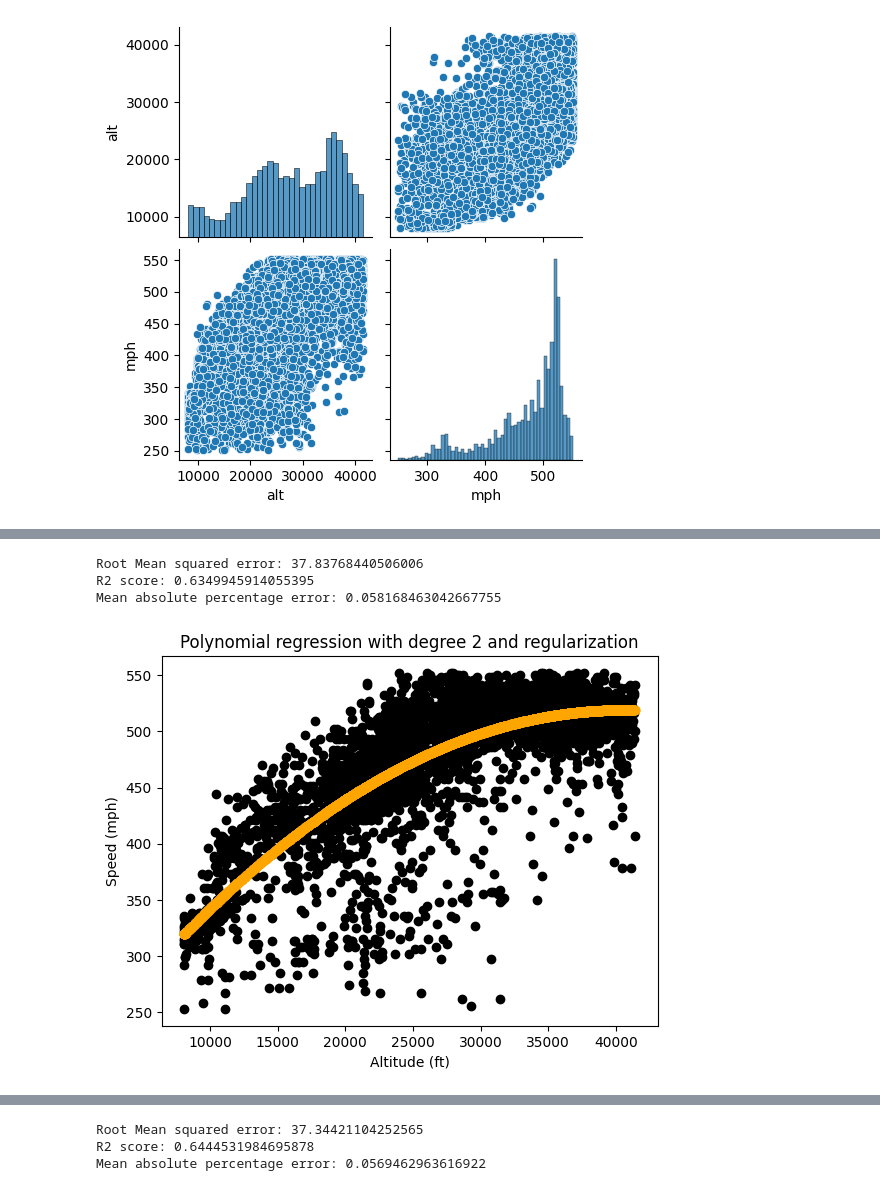
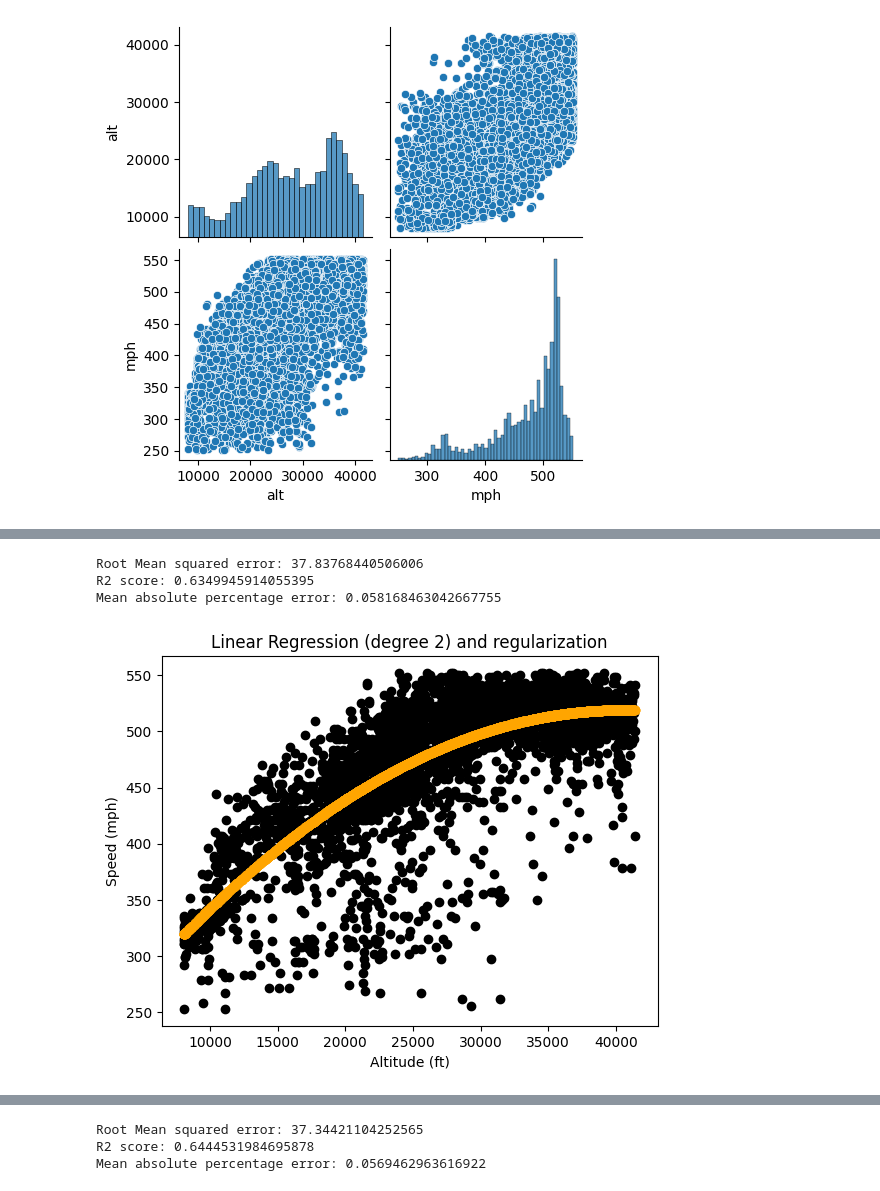
Before and after one commit to jnshort/FlightDataML, a Jupyter notebook: Results.ipynb, the cells around one changed output, grey strips where cells are left out. Drawn from its saved outputs; the diff is of its cells as text; code cells hidden in the pictures.

```diff
--- a/Results.ipynb
+++ b/Results.ipynb
@@ -203,34 +204,34 @@ Predicted speed at 20175 ft: [[437.14157176]]
 # %%
 # Polynomial regression with degree 2 and R1 regularization
 poly = PolynomialFeatures(degree=2)
 X_train_poly = poly.fit_transform(X_train_scaled)
 X_test_poly = poly.transform(X_test_scaled)
 model = Ridge(alpha=0.1)
 model.fit(X_train_poly, y_train)
 y_pred = model.predict(X_test_poly)
 
 # Metrics
 mse = mean_squared_error(y_test, y_pred)
 rmse = np.sqrt(mse)
 r2 = r2_score(y_test, y_pred)
 mape = mean_absolute_percentage_error(y_test, y_pred)
 print(f'Root Mean squared error: {rmse}')
 print(f'R2 score: {r2}')
 print(f'Mean absolute percentage error: {mape}')
 
 # Plot results
 plt.scatter(X_test, y_test, color='black')
 plt.scatter(X_test, y_pred, color='orange')
 plt.xlabel('Altitude (ft)')
 plt.ylabel('Speed (mph)')
-plt.title('Polynomial regression with degree 2 and regularization')
+plt.title('Linear Regression (degree 2) and regularization')
 plt.savefig('images/linear_regression_degree_2_scaled_L1_regularization.png')
 plt.show()
 # %% [output]
 Root Mean squared error: 37.83768440506006
 R2 score: 0.6349945914055395
 Mean absolute percentage error: 0.058168463042667755
-[figure, old version]
+[figure, new version]
 # %%
 # Polynomial regression with degree 2 and L2 regularization
 poly = PolynomialFeatures(degree=2)
```
Also changed, not shown: parts of 6 cells of this notebook, 7 other files.
